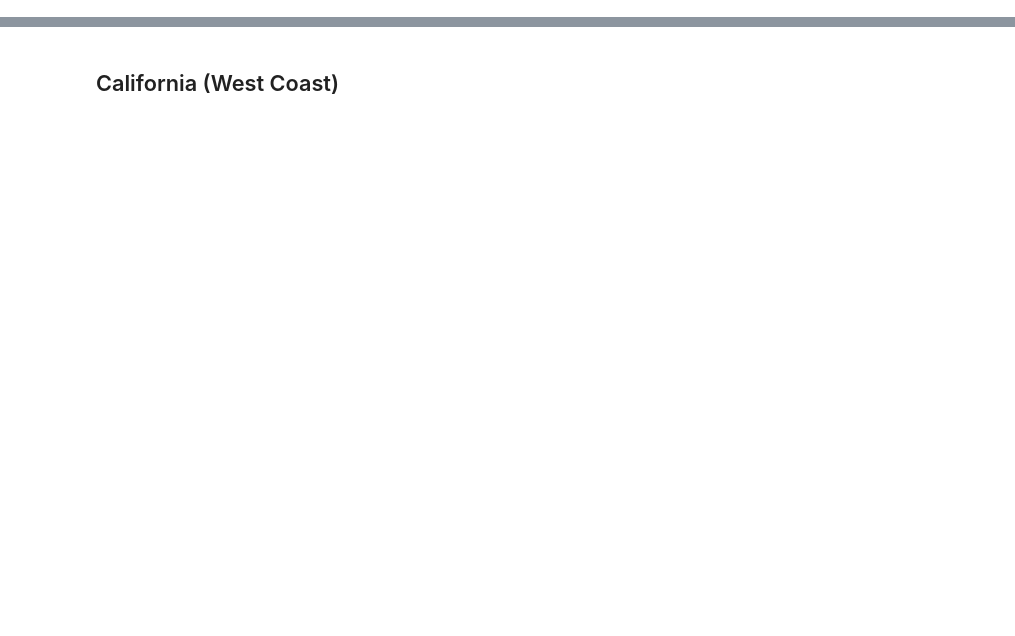
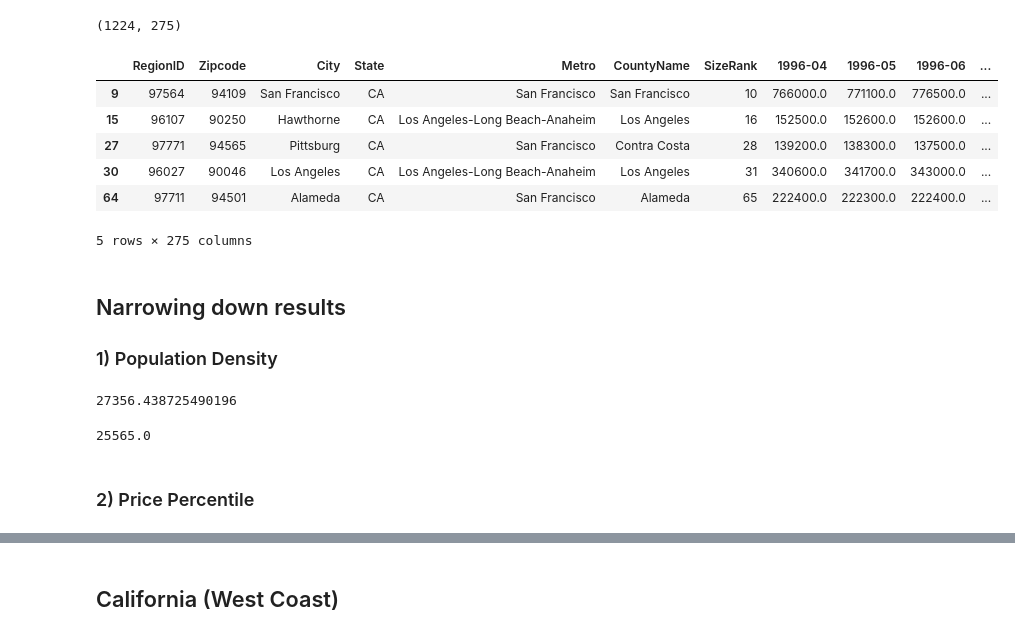
Before and after one commit to learn-co-curriculum/dsc-phase-4-choosing-a-dataset, a Jupyter notebook: time-series/Dan_exploratory_githubapp.ipynb, the cells around one changed output, grey strips where cells are left out. Cells and saved outputs as stored; diff of their text form; code cells hidden in the pictures; blank space fills up the shorter version.

```diff
--- a/time-series/Dan_exploratory_githubapp.ipynb
+++ b/time-series/Dan_exploratory_githubapp.ipynb
@@ -26,0 +82,23 @@ df_Zipcode.head()
+# %%
+print(cali_df_uf.shape)
+cali_df_uf.head()
+# %% [output]
+(1224, 275)
+|  | RegionID | Zipcode | City | State | Metro | CountyName | SizeRank | 1996-04 | 1996-05 | 1996-06 | ... |
+| 9 | 97564 | 94109 | San Francisco | CA | San Francisco | San Francisco | 10 | 766000.0 | 771100.0 | 776500.0 | ... |
+| 15 | 96107 | 90250 | Hawthorne | CA | Los Angeles-Long Beach-Anaheim | Los Angeles | 16 | 152500.0 | 152600.0 | 152600.0 | ... |
+| 27 | 97771 | 94565 | Pittsburg | CA | San Francisco | Contra Costa | 28 | 139200.0 | 138300.0 | 137500.0 | ... |
+| 30 | 96027 | 90046 | Los Angeles | CA | Los Angeles-Long Beach-Anaheim | Los Angeles | 31 | 340600.0 | 341700.0 | 343000.0 | ... |
+| 64 | 97711 | 94501 | Alameda | CA | San Francisco | Alameda | 65 | 222400.0 | 222300.0 | 222400.0 | ... |
+5 rows × 275 columns
+# %% [markdown]
+## Narrowing down results
+### 1) Population Density
+# %%
+cali_df_uf['irs_estimated_population'].mean()
+# %% [output]
+27356.438725490196
+# %%
+cali_df_uf['irs_estimated_population'].median()
+# %% [output]
+25565.0
@@ -26,0 +107,2 @@ df_Zipcode.head()
+# %% [markdown]
+### 2) Price Percentile
```
Also changed, not shown: parts of 24 cells of this notebook.
